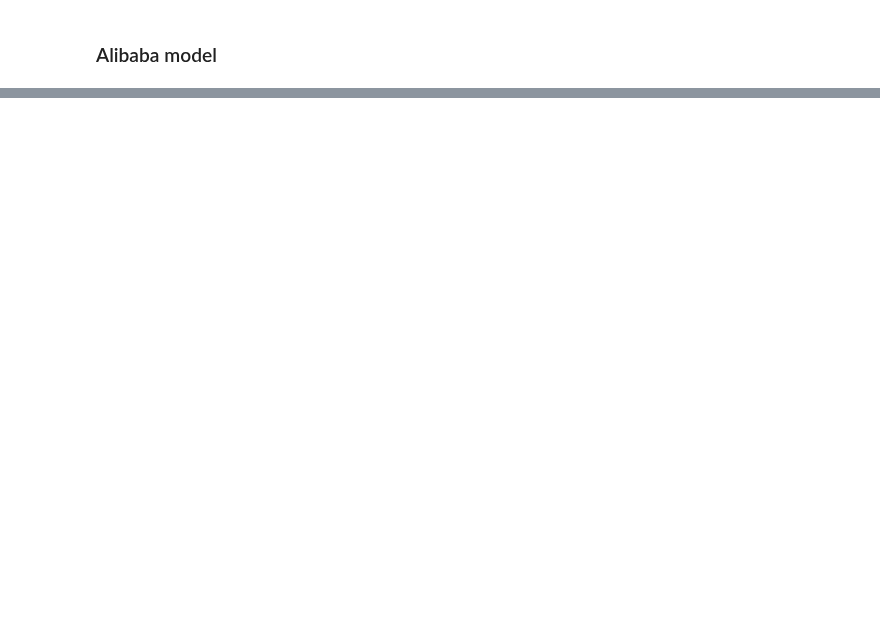
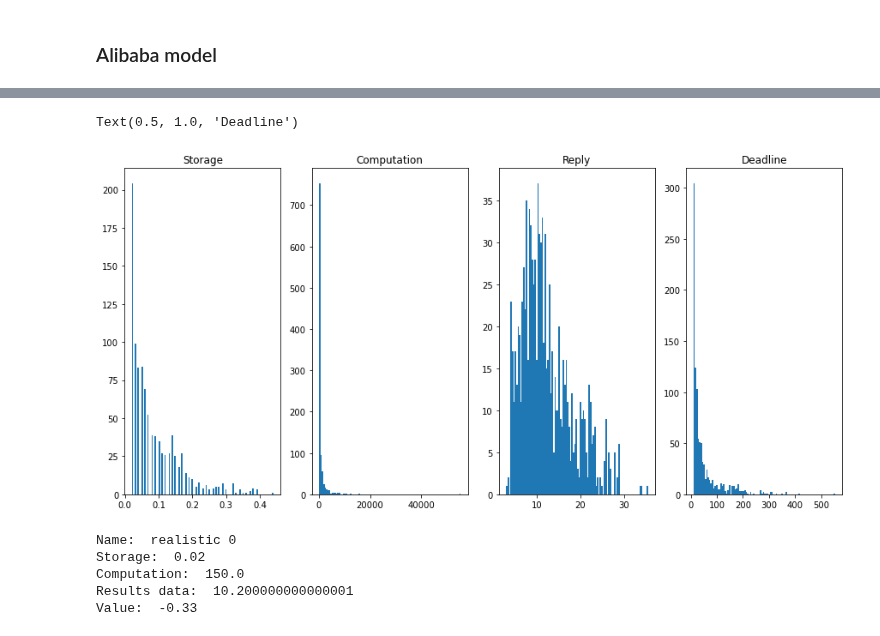
Before and after one commit to pseudo-rnd-thoughts/Elastic-Resource-Allocation, a Jupyter notebook: models/alibaba_cluster/generate_model.ipynb, the cells around one changed output, grey strips where cells are left out. Saved outputs shown, nothing was run; the diff lists cells and outputs as text; code cells hidden in the pictures; blank space fills up the shorter version.

```diff
--- a/models/alibaba_cluster/generate_model.ipynb
+++ b/models/alibaba_cluster/generate_model.ipynb
@@ -261,0 +279,33 @@ plt.tight_layout()
+# %%
+from src.extra.model import ModelDistribution
+from src.extra.pprint import print_model
+
+alibaba_model = ModelDistribution('../realistic.mdl', num_tasks=1000, num_servers=10)
+# %%
+tasks, servers = alibaba_model.generate()
+# %%
+fig, axs = plt.subplots(1, 4, figsize=(15, 7))
+axs[0].hist([task.required_storage for task in tasks], bins=100)
+axs[0].set_title('Storage')
+axs[1].hist([task.required_computation for task in tasks], bins=100)
+axs[1].set_title('Computation')
+axs[2].hist([task.required_reply for task in tasks], bins=100)
+axs[2].set_title('Reply')
+axs[3].hist([task.deadline for task in tasks], bins=100)
+axs[3].set_title('Deadline')
+# %% [output]
+Text(0.5, 1.0, 'Deadline')
+[figure, added]
+# %%
+task = tasks[0]
+print('Name: ', task.name)
+print('Storage: ', task.required_storage)
+print('Computation: ', task.required_computation)
+print('Results data: ', task.required_reply)
+print('Value: ', task.value)
+# %% [output]
+Name:  realistic 0
+Storage:  0.02
+Computation:  150.0
+Results data:  10.200000000000001
+Value:  -0.33
```
Also changed, not shown: parts of 7 cells of this notebook, 2 other files.
